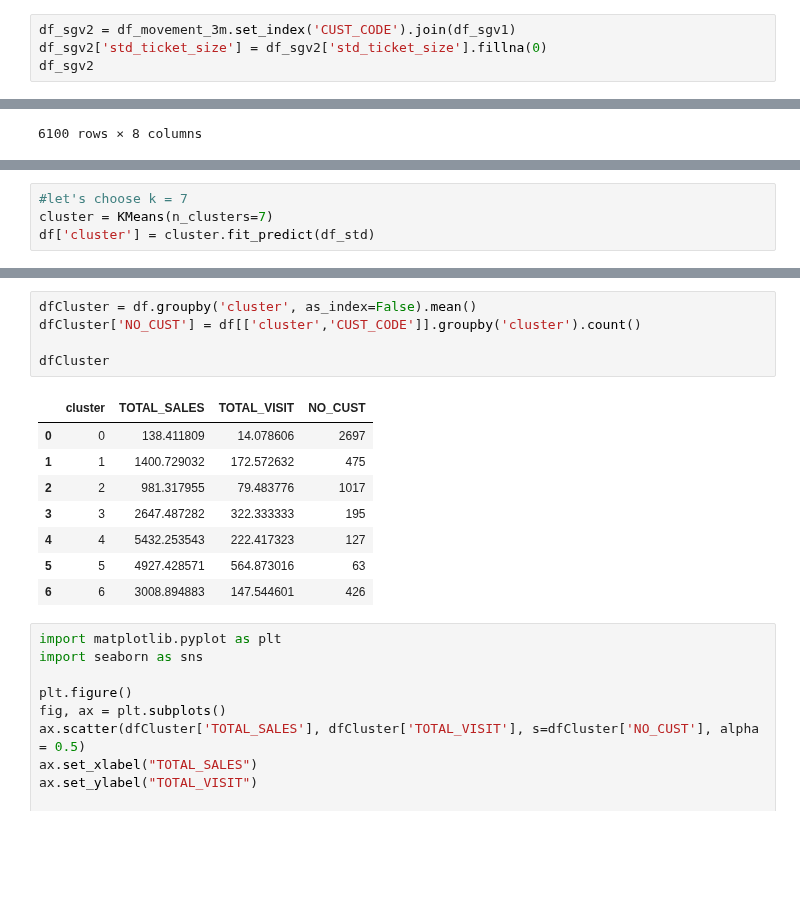
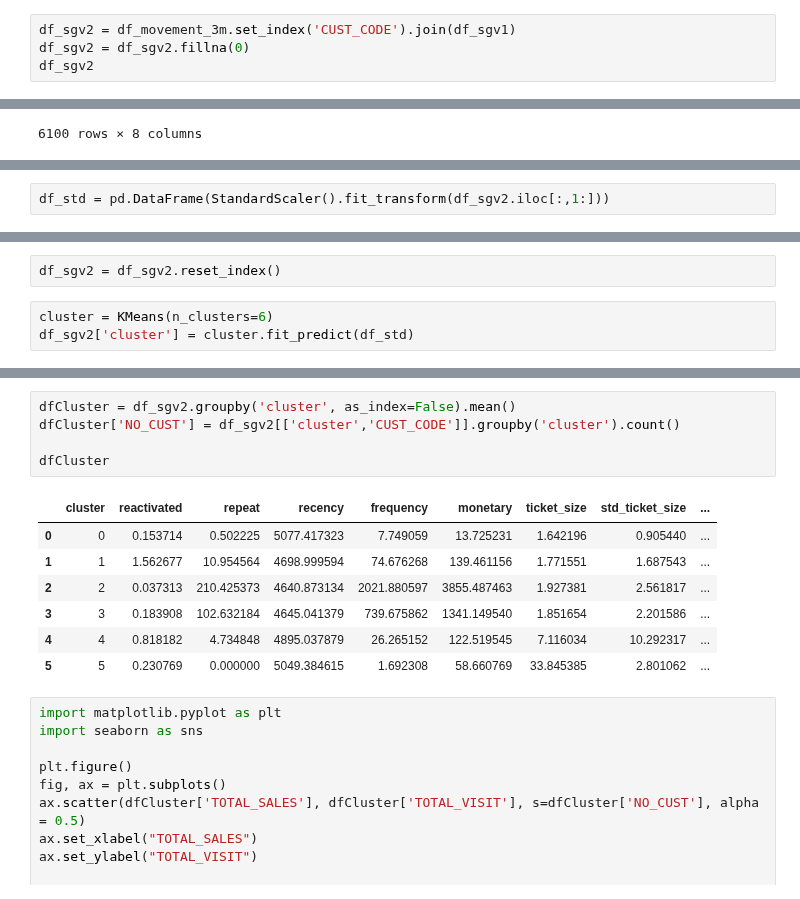
Before and after one commit to PisutSukpool/CRM-Analytics, a Jupyter notebook: Homework 06/Clustering.ipynb, the cells around one changed output, grey strips where cells are left out. Saved outputs shown, nothing was run; the diff lists cells and outputs as text; blank space fills up the shorter version.

```diff
--- a/Homework 06/Clustering.ipynb
+++ b/Homework 06/Clustering.ipynb
@@ -105,7 +112,7 @@ df_sgv1.head()
 | CUST0000001163 | 4651 | 25 | 39.74 | 1.589600 | 1.870184 | 609 |
 # %%
 df_sgv2 = df_movement_3m.set_index('CUST_CODE').join(df_sgv1)
-df_sgv2['std_ticket_size'] = df_sgv2['std_ticket_size'].fillna(0)
+df_sgv2 = df_sgv2.fillna(0)
 df_sgv2
 # %% [output]
 |  | reactivated | repeat | recency | frequency | monetary | ticket_size | std_ticket_size | length_of_stay |
@@ -165,0 +150,2 @@ plt.show()
+# %%
+df_std = pd.DataFrame(StandardScaler().fit_transform(df_sgv2.iloc[:,1:]))
@@ -166,4 +180,5 @@ plt.show()
+# %%
+df_sgv2 = df_sgv2.reset_index()
 # %%
-#let's choose k = 7
-cluster = KMeans(n_clusters=7)
-df['cluster'] = cluster.fit_predict(df_std)
+cluster = KMeans(n_clusters=6)
+df_sgv2['cluster'] = cluster.fit_predict(df_std)
@@ -170,17 +205,16 @@ df['cluster'] = cluster.fit_predict(df_std)
 # %%
-dfCluster = df.groupby('cluster', as_index=False).mean()
-dfCluster['NO_CUST'] = df[['cluster','CUST_CODE']].groupby('cluster').count()
+dfCluster = df_sgv2.groupby('cluster', as_index=False).mean()
+dfCluster['NO_CUST'] = df_sgv2[['cluster','CUST_CODE']].groupby('cluster').count()
 
 dfCluster
 # %% [output]
-|  | cluster | TOTAL_SALES | TOTAL_VISIT | NO_CUST |
-| 0 | 0 | 138.411809 | 14.078606 | 2697 |
-| 1 | 1 | 1400.729032 | 172.572632 | 475 |
-| 2 | 2 | 981.317955 | 79.483776 | 1017 |
-| 3 | 3 | 2647.487282 | 322.333333 | 195 |
-| 4 | 4 | 5432.253543 | 222.417323 | 127 |
-| 5 | 5 | 4927.428571 | 564.873016 | 63 |
-| 6 | 6 | 3008.894883 | 147.544601 | 426 |
+|  | cluster | reactivated | repeat | recency | frequency | monetary | ticket_size | std_ticket_size | ... |
+| 0 | 0 | 0.153714 | 0.502225 | 5077.417323 | 7.749059 | 13.725231 | 1.642196 | 0.905440 | ... |
+| 1 | 1 | 1.562677 | 10.954564 | 4698.999594 | 74.676268 | 139.461156 | 1.771551 | 1.687543 | ... |
+| 2 | 2 | 0.037313 | 210.425373 | 4640.873134 | 2021.880597 | 3855.487463 | 1.927381 | 2.561817 | ... |
+| 3 | 3 | 0.183908 | 102.632184 | 4645.041379 | 739.675862 | 1341.149540 | 1.851654 | 2.201586 | ... |
+| 4 | 4 | 0.818182 | 4.734848 | 4895.037879 | 26.265152 | 122.519545 | 7.116034 | 10.292317 | ... |
+| 5 | 5 | 0.230769 | 0.000000 | 5049.384615 | 1.692308 | 58.660769 | 33.845385 | 2.801062 | ... |
 # %%
 import matplotlib.pyplot as plt
 import seaborn as sns
```
Also changed, not shown: parts of 13 cells of this notebook.
